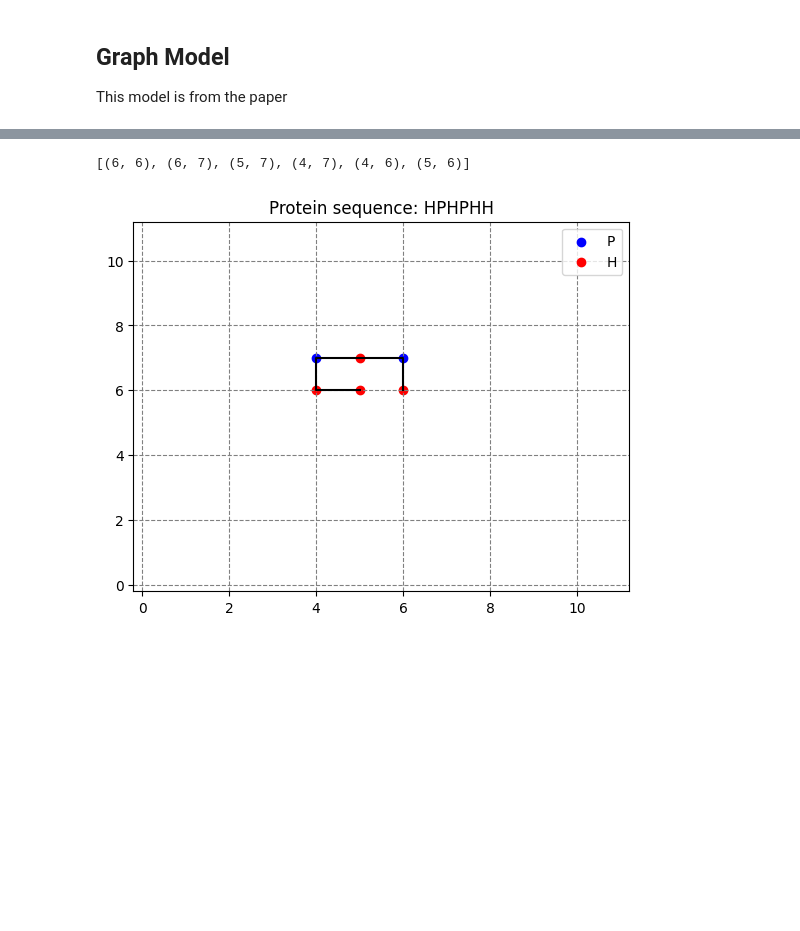
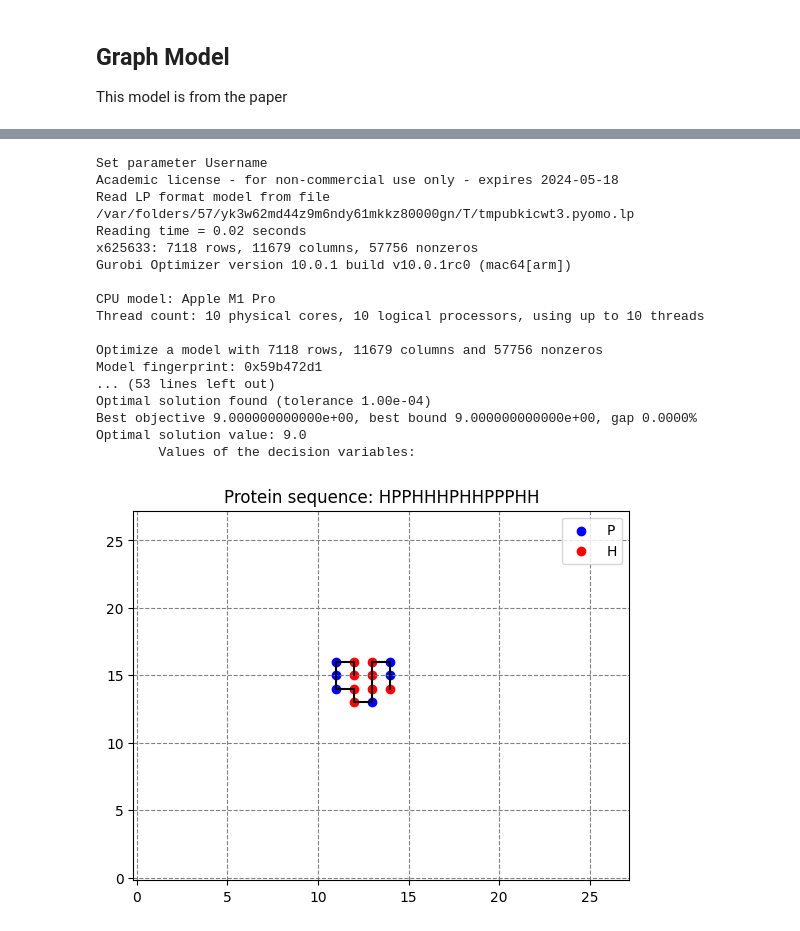
Before and after one commit to AndreiBlindu/ILP_protein_folding, a Jupyter notebook: ilp_protein_folding.ipynb, the cells around one changed output, grey strips where cells are left out. Cells and saved outputs as stored; diff of their text form; code cells hidden in the pictures; blank space fills up the shorter version.

Commit message:
reduced grid and alternative formulation

```diff
--- a/ilp_protein_folding.ipynb
+++ b/ilp_protein_folding.ipynb
@@ -177,5 +146,5 @@ for (u, v) in G[(6,6)]:
 # %%
-def ILP_graph_formulation(binary_seq, grid_size):
+def ILP_graph_formulation(binary_seq, grid_size, additional_constr, reduced, formulation=""):
     model = ConcreteModel()
 
     ###################
@@ -183,7 +152,7 @@ def ILP_graph_formulation(binary_seq, grid_size):
     ###################
 
     n = len(binary_seq) # sequence length
-    G = build_graph(binary_seq) # graph
+    G = build_graph(binary_seq, grid_size=grid_size, reduced=reduced) # graph
 
     # Set of indices
     model.K = RangeSet(0, n - 1)    # set of indexes in sequence
@@ -202,8 +171,10 @@ def ILP_graph_formulation(binary_seq, grid_size):
 
     model.constraints = ConstraintList()
 
-    # the first amino acid is placed on the center of the grid (n,n)
-    model.constraints.add(expr = ( model.x[0, n, n] == 1 ) )
+    if formulation != "alternative":
+        # the first amino acid is placed on the center of the grid (n,n)
+        model.constraints.add(expr = ( model.x[0, n, n] == 1 ) )
+    # in the alternative formulation we'll see later we don't have this constraint
 
     # each vertex has at most one amino acid
     for i in model.I:
@@ -231,6 +202,18 @@ def ILP_graph_formulation(binary_seq, grid_size):
         model.constraints.add(expr = ( model.y[i, j, u, v] <= sum( model.x[k, i, j] for k in model.H ) ) )
         model.constraints.add(expr = ( model.y[i, j, u, v] <= sum( model.x[k, u, v] for k in model.H ) ) )
 
+    # Additional Constraints
+    # ensure that if k is placed on (i, j) then k+t (or k-t) must be placed on a vertex with distance <= t from (i, j)
+    if additional_constr:
+        for t in model.K:
+            for i in model.I:
+                for j in model.I:
+                    for k in range(0, n - t):
+                        model.constraints.add(expr = ( model.x[k, i, j] <= sum( model.x[k+t, u, v] for (u, v) in get_neighbours(G, i, j, t, reduced=reduced) ) ) )
+                    for k in range(t, n):
+                        model.constraints.add(expr = ( model.x[k, i, j] <= sum( model.x[k-t, u, v] for (u, v) in get_neighbours(G, i, j, t, reduced=reduced) ) ) )
+
+
     ###################
     #   OBJECTIVE     #
     ###################
@@ -254,7 +237,3 @@ def ILP_graph_formulation(binary_seq, grid_size):
         print('Error in solving the model')
 
     return [[[model.x[k, i, j]() for j in model.I] for i in model.I] for k in model.K]
-
-
-grid_size = 2*n - 1
-x = ILP_graph_formulation(protein_binary_sequence, grid_size)
@@ -279,14 +240,24 @@ Optimal solution value: 3.0
-# %%
-positions = []
-for k in range(len(x)):
-    for i in range(len(x[k])):
-        for j in range(len(x[k][i])):
-            if x[k][i][j] == 1:
-                positions.append((i, j))
-print(positions)
-
-grid_size = 2*n - 1
-plot_folding(protein_binary_sequence, protein_sequence, positions, grid_size)
-# %% [output]
-[(6, 6), (6, 7), (5, 7), (4, 7), (4, 6), (5, 6)]
-[figure, removed]
+# %%
+grid_size = 2*n - 1
+x = ILP_graph_formulation(protein_binary_sequence, grid_size, additional_constr=False, reduced=False)
+positions = grid_positions_from_optimal(x)
+plot_folding(protein_binary_sequence, protein_sequence, positions, grid_size)
+# %% [output]
+Set parameter Username
+Academic license - for non-commercial use only - expires 2024-05-18
+Read LP format model from file /var/folders/57/yk3w62md44z9m6ndy61mkkz80000gn/T/tmpubkicwt3.pyomo.lp
+Reading time = 0.02 seconds
+x625633: 7118 rows, 11679 columns, 57756 nonzeros
+Gurobi Optimizer version 10.0.1 build v10.0.1rc0 (mac64[arm])
+
+CPU model: Apple M1 Pro
+Thread count: 10 physical cores, 10 logical processors, using up to 10 threads
+
+Optimize a model with 7118 rows, 11679 columns and 57756 nonzeros
+Model fingerprint: 0x59b472d1
+... (53 lines left out)
+Optimal solution found (tolerance 1.00e-04)
+Best objective 9.000000000000e+00, best bound 9.000000000000e+00, gap 0.0000%
+Optimal solution value: 9.0
+        Values of the decision variables:
+[figure, added]
```
Also changed, not shown: parts of 12 cells of this notebook, 1 other file.
